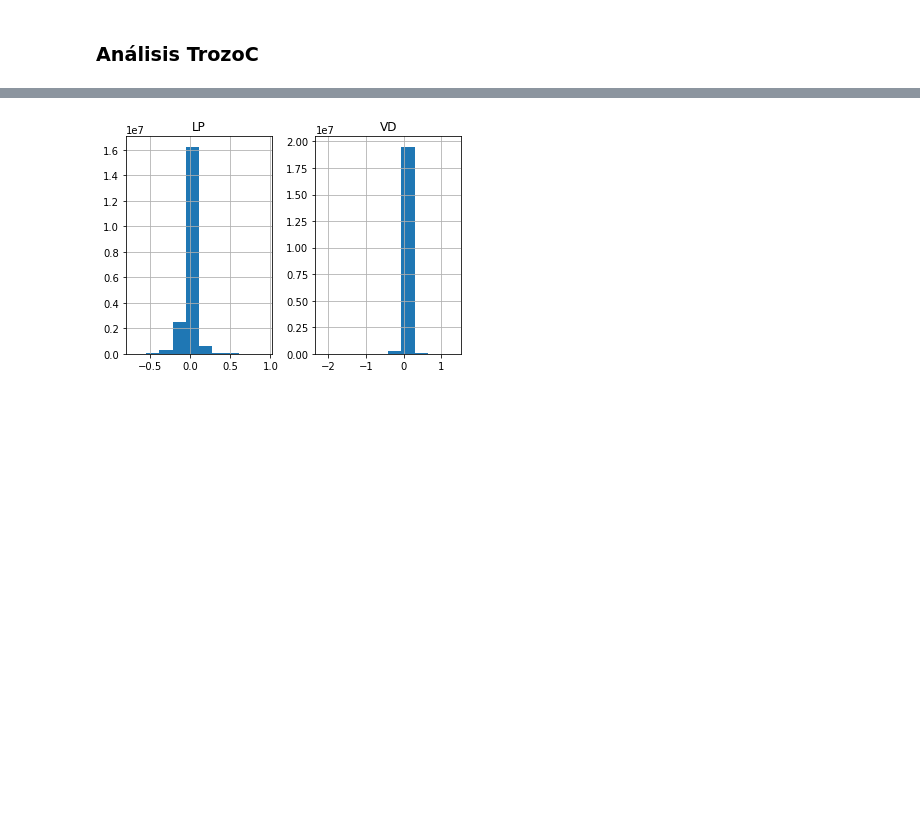
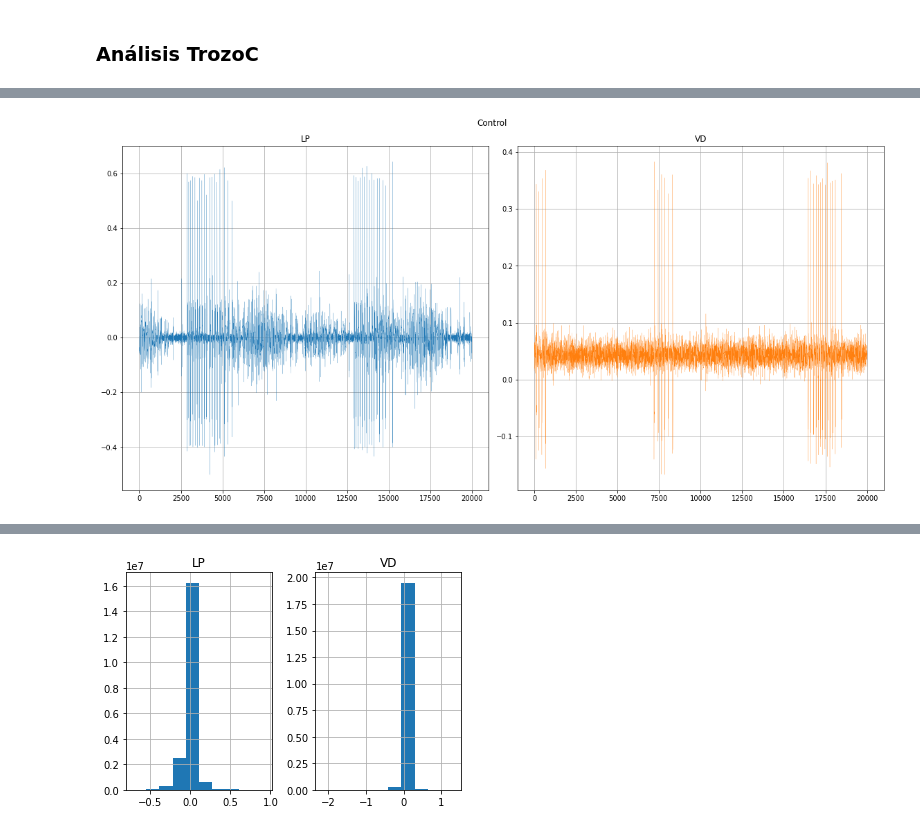
Before and after one commit to glorelvalle/mucd-mg, a Jupyter notebook: ti/anaslisis_datos.ipynb, the cells around one changed output, grey strips where cells are left out. Drawn from its saved outputs; the diff is of its cells as text; code cells hidden in the pictures; blank space fills up the shorter version.

```diff
--- a/ti/anaslisis_datos.ipynb
+++ b/ti/anaslisis_datos.ipynb
@@ -42,0 +53,18 @@ Number of samples per channel =  19847700
+# %%
+n = 20000
+
+fig, (ax1, ax2) = plt.subplots(1, 2)
+fig.set_size_inches(16, 8)
+fig.suptitle('Control')
+
+ax1.plot(df_trozo_c['LP'].iloc[:n],lw=0.2)
+ax1.set_title("LP")
+ax1.grid(True)
+
+ax2.plot(df_trozo_c['VD'].iloc[:n],'tab:orange',lw=0.2)
+ax2.set_title("VD")
+ax2.grid(True)
+
+fig.tight_layout()
+# %% [output]
+[figure, added]
```
Also changed, not shown: parts of 27 cells of this notebook.
